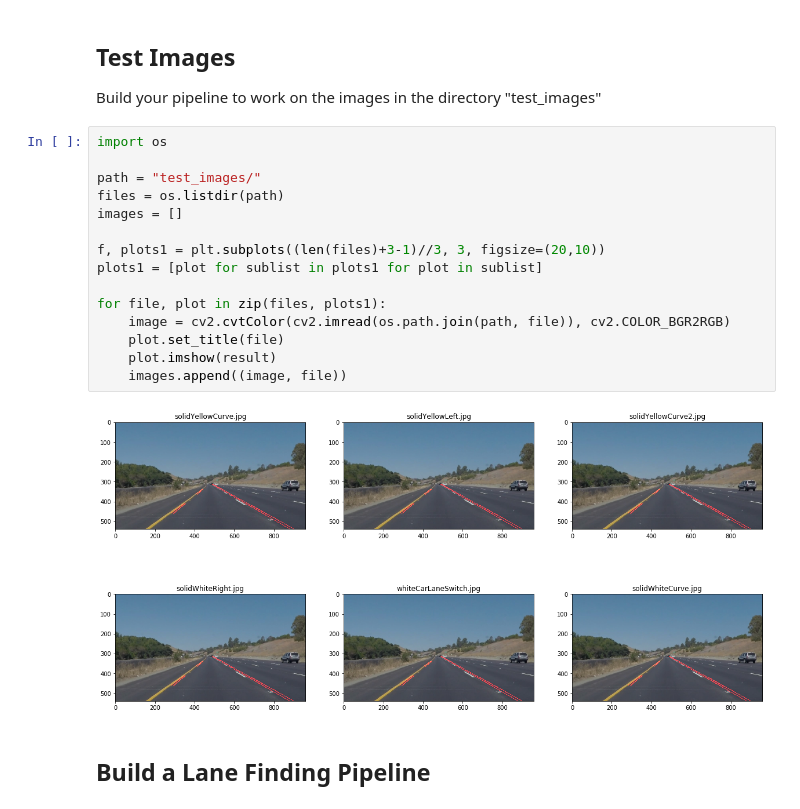
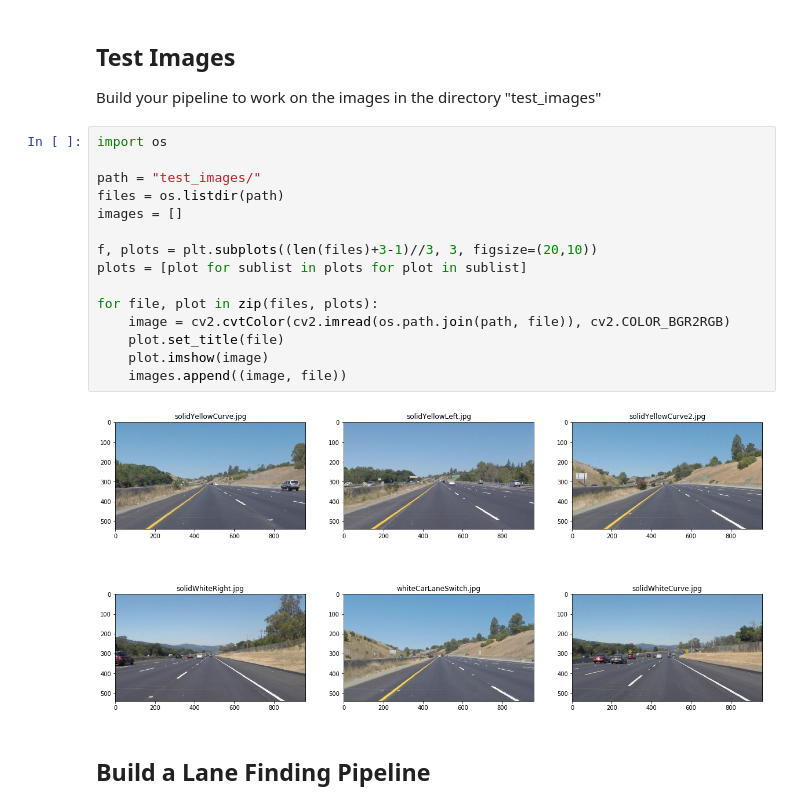
Before and after one commit to DeepLearningVision-2019/a2-road-lane-detection-ludoviccyril, a Jupyter notebook: A2 Road lane detection.ipynb, the cells around one changed output. Saved outputs shown, nothing was run; the diff lists cells and outputs as text.

```diff
--- a/A2 Road lane detection.ipynb
+++ b/A2 Road lane detection.ipynb
@@ -151,20 +151,20 @@ Build your pipeline to work on the images in the directory "test_images"
 # %%
 import os
 
 path = "test_images/"
 files = os.listdir(path)
 images = []
 
-f, plots1 = plt.subplots((len(files)+3-1)//3, 3, figsize=(20,10))
-plots1 = [plot for sublist in plots1 for plot in sublist]
+f, plots = plt.subplots((len(files)+3-1)//3, 3, figsize=(20,10))
+plots = [plot for sublist in plots for plot in sublist]
 
-for file, plot in zip(files, plots1):
+for file, plot in zip(files, plots):
     image = cv2.cvtColor(cv2.imread(os.path.join(path, file)), cv2.COLOR_BGR2RGB)
     plot.set_title(file)
-    plot.imshow(result)
+    plot.imshow(image)
     images.append((image, file))
 # %% [output]
-[figure, old version]
+[figure, new version]
 # %% [markdown]
 ## Build a Lane Finding Pipeline
 # %% [markdown]
```
Also changed, not shown: parts of 4 cells of this notebook.
